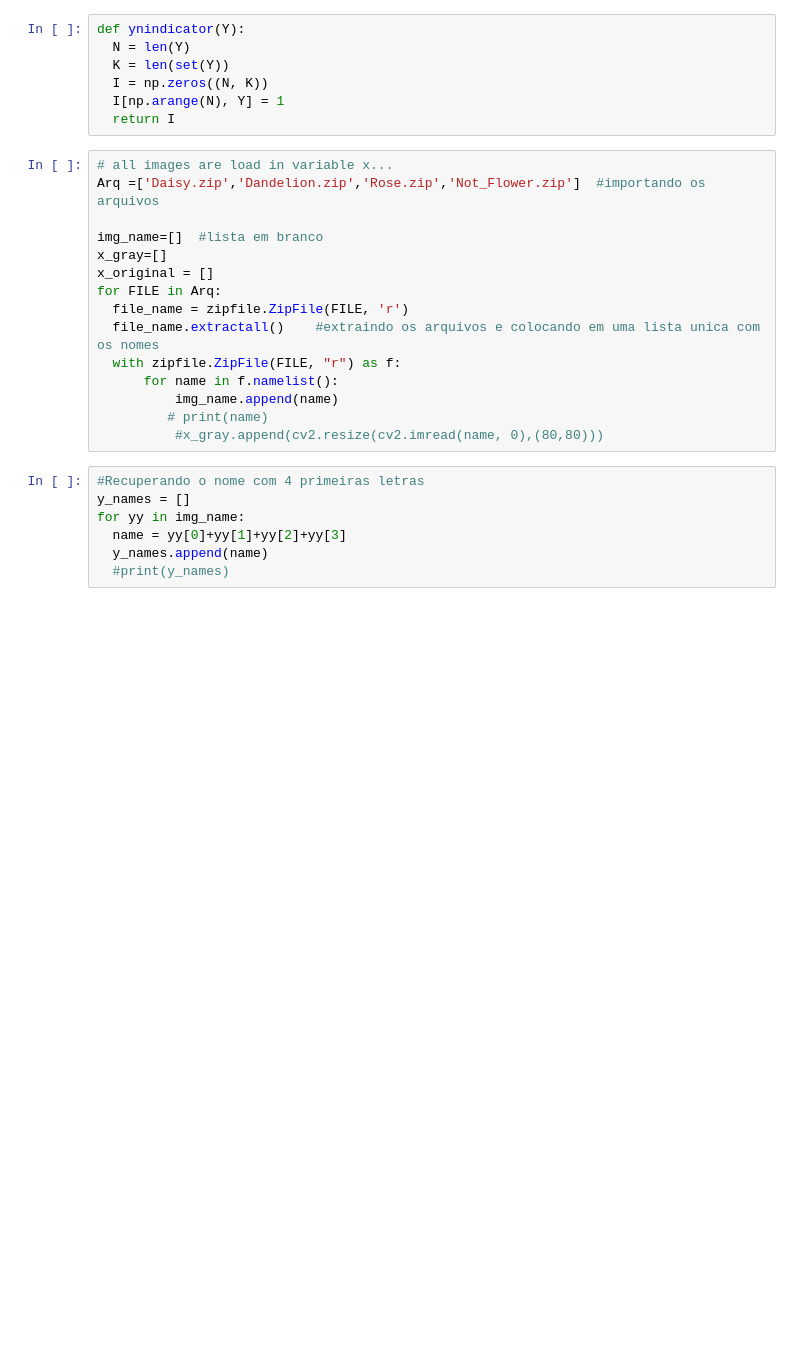
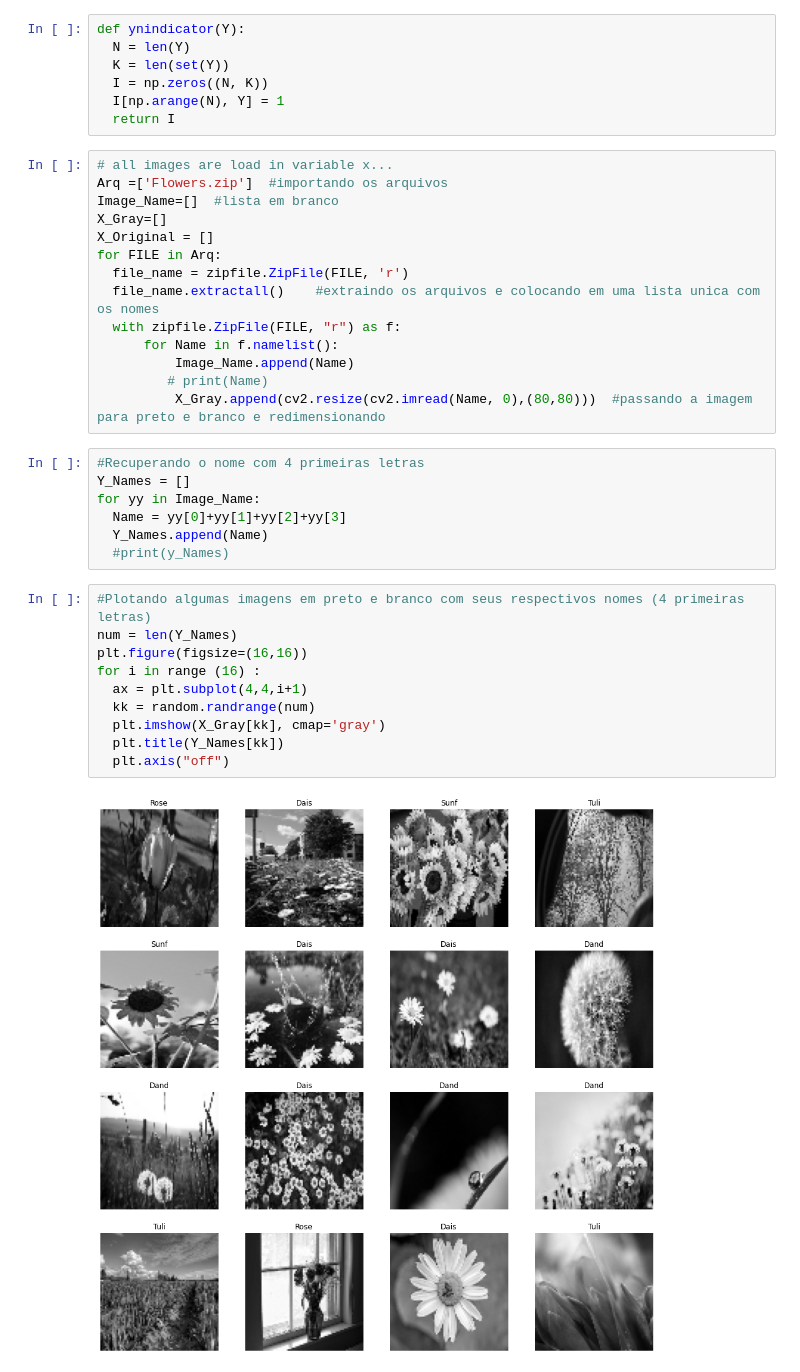
Before and after one commit to thessafuzaro/Trabalho_Imagens, a Jupyter notebook: Recycle_018_Cassificacao_Imagens.ipynb, the cells around one changed output. Saved outputs shown, nothing was run; the diff lists cells and outputs as text; blank space fills up the shorter version.

```diff
--- a/Recycle_018_Cassificacao_Imagens.ipynb
+++ b/Recycle_018_Cassificacao_Imagens.ipynb
@@ -37,24 +31,35 @@ def ynindicator(Y):
   return I
 # %%
 # all images are load in variable x...
-Arq =['Daisy.zip','Dandelion.zip','Rose.zip','Not_Flower.zip']  #importando os arquivos
-
-img_name=[]  #lista em branco
-x_gray=[]
-x_original = []
+Arq =['Flowers.zip']  #importando os arquivos
+Image_Name=[]  #lista em branco
+X_Gray=[]
+X_Original = []
 for FILE in Arq:
   file_name = zipfile.ZipFile(FILE, 'r')
   file_name.extractall()    #extraindo os arquivos e colocando em uma lista unica com os nomes
   with zipfile.ZipFile(FILE, "r") as f:
-      for name in f.namelist():
-          img_name.append(name)
-         # print(name)
-          #x_gray.append(cv2.resize(cv2.imread(name, 0),(80,80)))
+      for Name in f.namelist():
+          Image_Name.append(Name)
+         # print(Name)
+          X_Gray.append(cv2.resize(cv2.imread(Name, 0),(80,80)))  #passando a imagem para preto e branco e redimensionando
 # %%
 #Recuperando o nome com 4 primeiras letras
-y_names = []
-for yy in img_name:
-  name = yy[0]+yy[1]+yy[2]+yy[3]
-  y_names.append(name)
-  #print(y_names)
+Y_Names = []
+for yy in Image_Name:
+  Name = yy[0]+yy[1]+yy[2]+yy[3]
+  Y_Names.append(Name)
+  #print(y_Names)
+# %%
+#Plotando algumas imagens em preto e branco com seus respectivos nomes (4 primeiras letras)
+num = len(Y_Names)
+plt.figure(figsize=(16,16))
+for i in range (16) :
+  ax = plt.subplot(4,4,i+1)
+  kk = random.randrange(num)
+  plt.imshow(X_Gray[kk], cmap='gray')
+  plt.title(Y_Names[kk])
+  plt.axis("off")
+# %% [output]
+[figure, added]
 # %%
```
Also changed, not shown: parts of 18 cells of this notebook.
